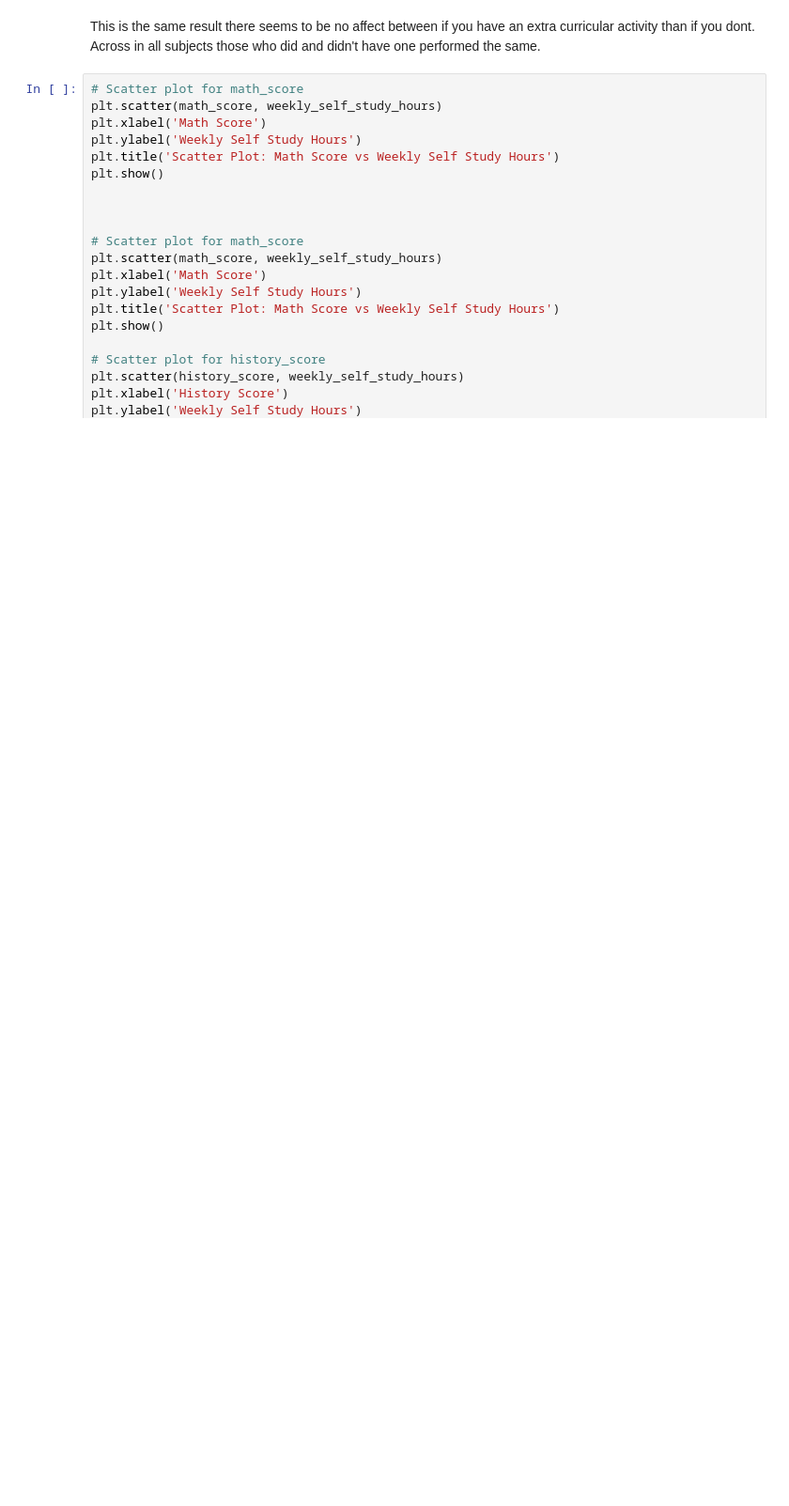
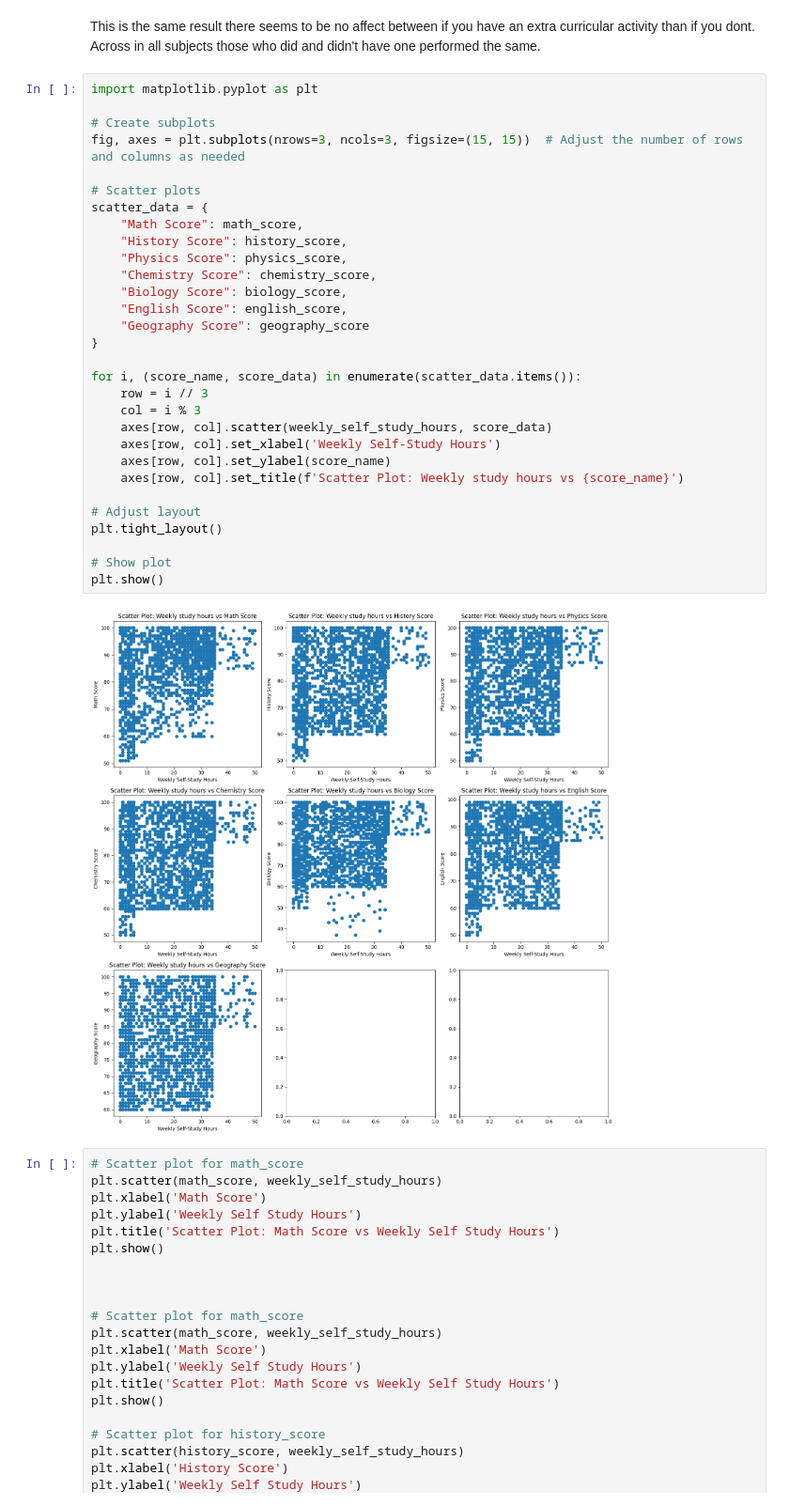
Before and after one commit to shakiralynch1/DVA_CA1, a Jupyter notebook: DVA_CA1.ipynb, the cells around one changed output. Shown at 94% size. Drawn from its saved outputs; the diff is of its cells as text; blank space fills up the shorter version.

```diff
--- a/DVA_CA1.ipynb
+++ b/DVA_CA1.ipynb
@@ -774,6 +819,38 @@ for subject in subjects:
 [figure]
 # %% [markdown]
 This is the same result there seems to be no affect between if you have an extra curricular activity than if you dont. Across in all subjects those who did and didn't have one performed the same.
+# %%
+import matplotlib.pyplot as plt
+
+# Create subplots
+fig, axes = plt.subplots(nrows=3, ncols=3, figsize=(15, 15))  # Adjust the number of rows and columns as needed
+
+# Scatter plots
+scatter_data = {
+    "Math Score": math_score,
+    "History Score": history_score,
+    "Physics Score": physics_score,
+    "Chemistry Score": chemistry_score,
+    "Biology Score": biology_score,
+    "English Score": english_score,
+    "Geography Score": geography_score
+}
+
+for i, (score_name, score_data) in enumerate(scatter_data.items()):
+    row = i // 3
+    col = i % 3
+    axes[row, col].scatter(weekly_self_study_hours, score_data)
+    axes[row, col].set_xlabel('Weekly Self-Study Hours')
+    axes[row, col].set_ylabel(score_name)
+    axes[row, col].set_title(f'Scatter Plot: Weekly study hours vs {score_name}')
+
+# Adjust layout
+plt.tight_layout()
+
+# Show plot
+plt.show()
+# %% [output]
+[figure, added]
 # %%
 # Scatter plot for math_score
 plt.scatter(math_score, weekly_self_study_hours)
```
Also changed, not shown: parts of 10 cells of this notebook.
